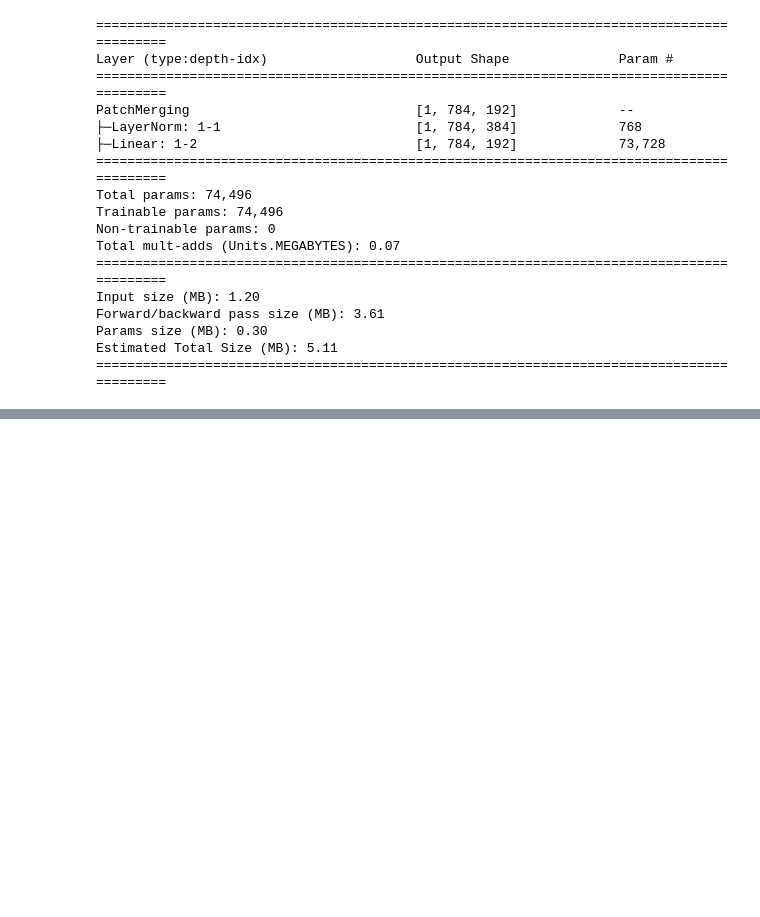
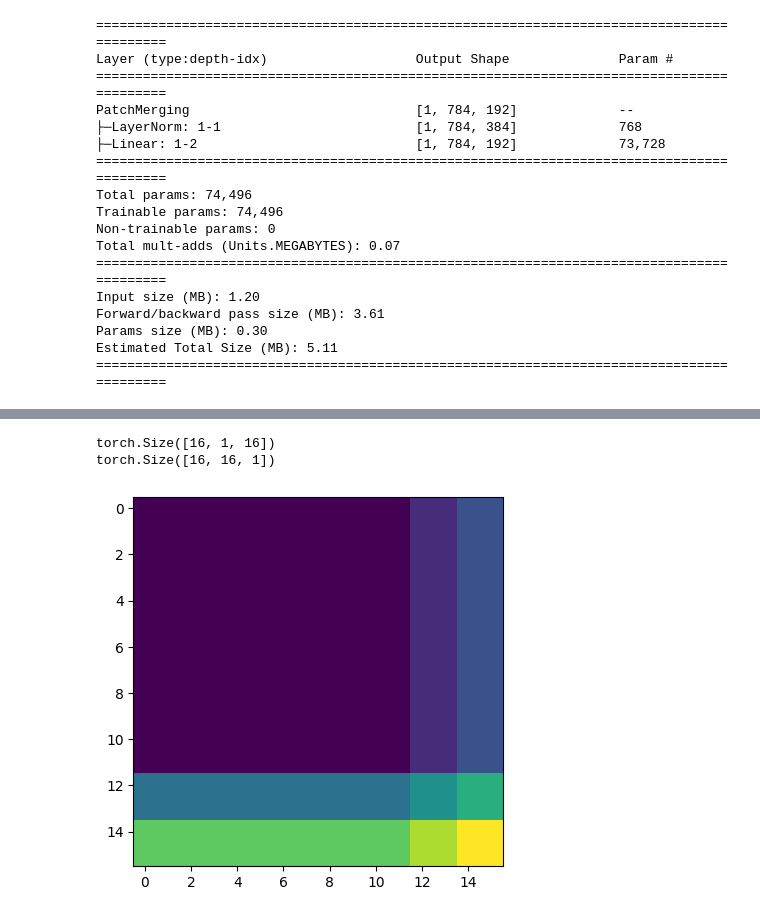
Before and after one commit to yasin-arafat-05/CodeFromScartch, a Jupyter notebook: 03_swin_transformer/swin.ipynb, the cells around one changed output, grey strips where cells are left out. Drawn from its saved outputs; the diff is of its cells as text; code cells hidden in the pictures; blank space fills up the shorter version.

```diff
--- a/03_swin_transformer/swin.ipynb
+++ b/03_swin_transformer/swin.ipynb
@@ -286,0 +526,14 @@ Estimated Total Size (MB): 5.11
+# %%
+
+print(mask_window.unsqueeze(1).shape)
+print(mask_window.unsqueeze(2).shape)
+# %% [output]
+torch.Size([16, 1, 16])
+torch.Size([16, 16, 1])
+# %%
+
+plt.imshow(img_mask.squeeze(0).squeeze(-1).detach().numpy())
+plt.colormaps()
+plt.show()
+# %% [output]
+[figure, added]
```
Also changed, not shown: parts of 6 cells of this notebook.
